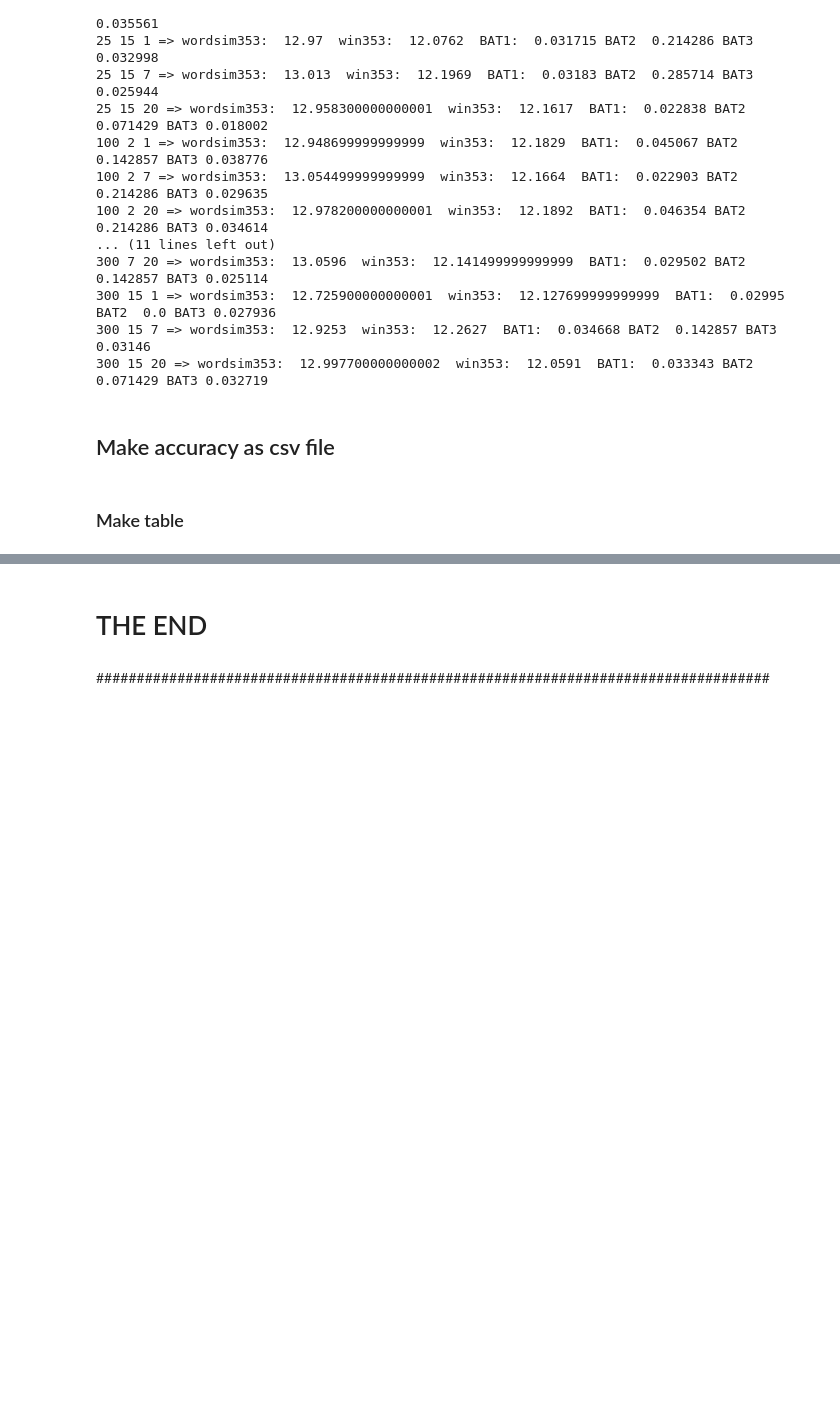
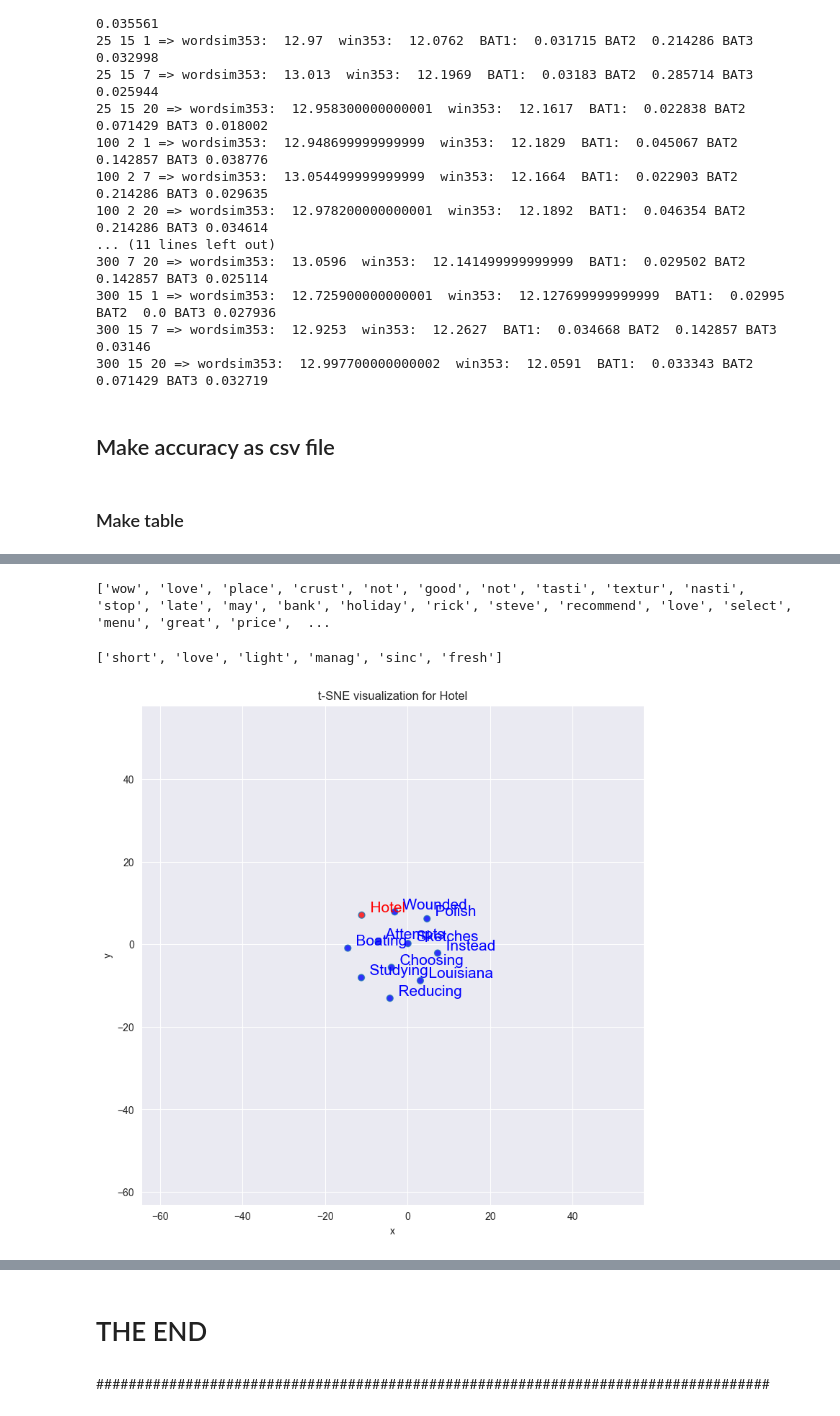
Before and after one commit to NimaMeghdadi/wordembedding_word2vec_gensim_brownCorpus, a Jupyter notebook: word2vec.ipynb, the cells around one changed output, grey strips where cells are left out. Cells and saved outputs as stored; diff of their text form; code cells hidden in the pictures; blank space fills up the shorter version.

```diff
--- a/word2vec.ipynb
+++ b/word2vec.ipynb
@@ -270,0 +404,25 @@ fig.show()
+# %%
+type(corpus[0])
+list_word =[]
+for sen in corpus:
+    token = sen.split(" ")
+    for word in token:
+        list_word.append(word)
+print(list_word)
+# %% [output]
+['wow', 'love', 'place', 'crust', 'not', 'good', 'not', 'tasti', 'textur', 'nasti', 'stop', 'late', 'may', 'bank', 'holiday', 'rick', 'steve', 'recommend', 'love', 'select', 'menu', 'great', 'price',  ...
+# %%
+import random
+shuffle = []
+for i in range(6):
+    shuffle.append(list_word[random.randint(0,len(list_word))])
+print(shuffle)
+# %% [output]
+['short', 'love', 'light', 'manag', 'sinc', 'fresh']
+# %%
+import gensim
+new_model = gensim.models.Word2Vec.load('./model/brown.embedding')
+tsnescatterplot(new_model, 'hotel',[])
+#['short', 'love', 'light','sinc', 'fresh']
+# %% [output]
+[figure, added]
```
Also changed, not shown: parts of 20 cells of this notebook, 1 other file.
